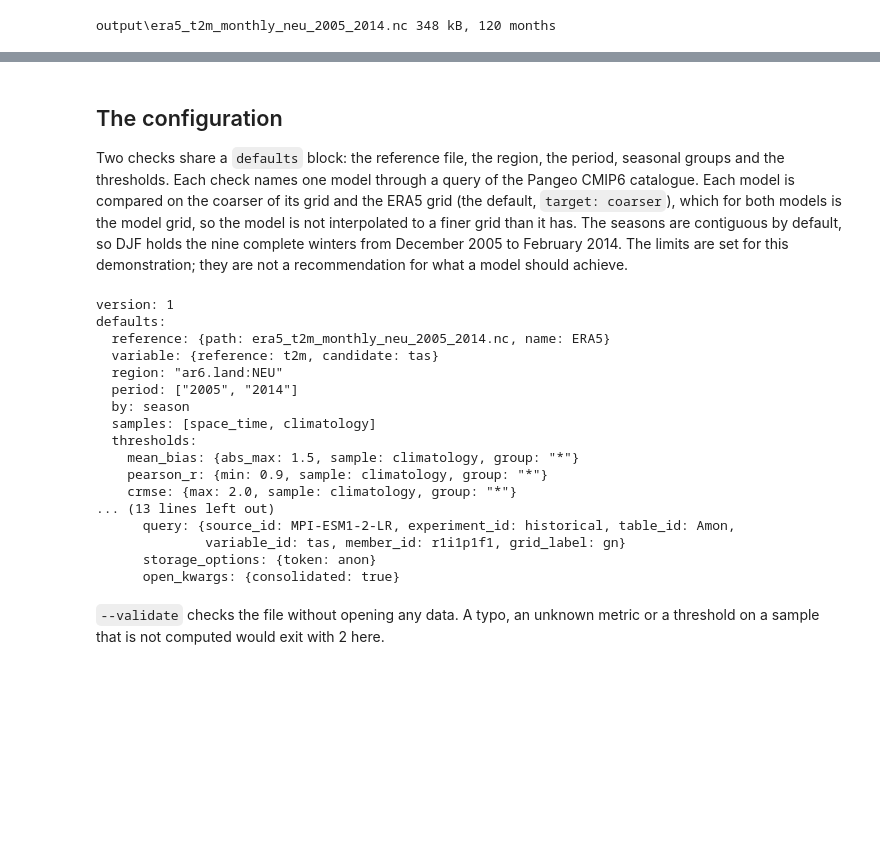
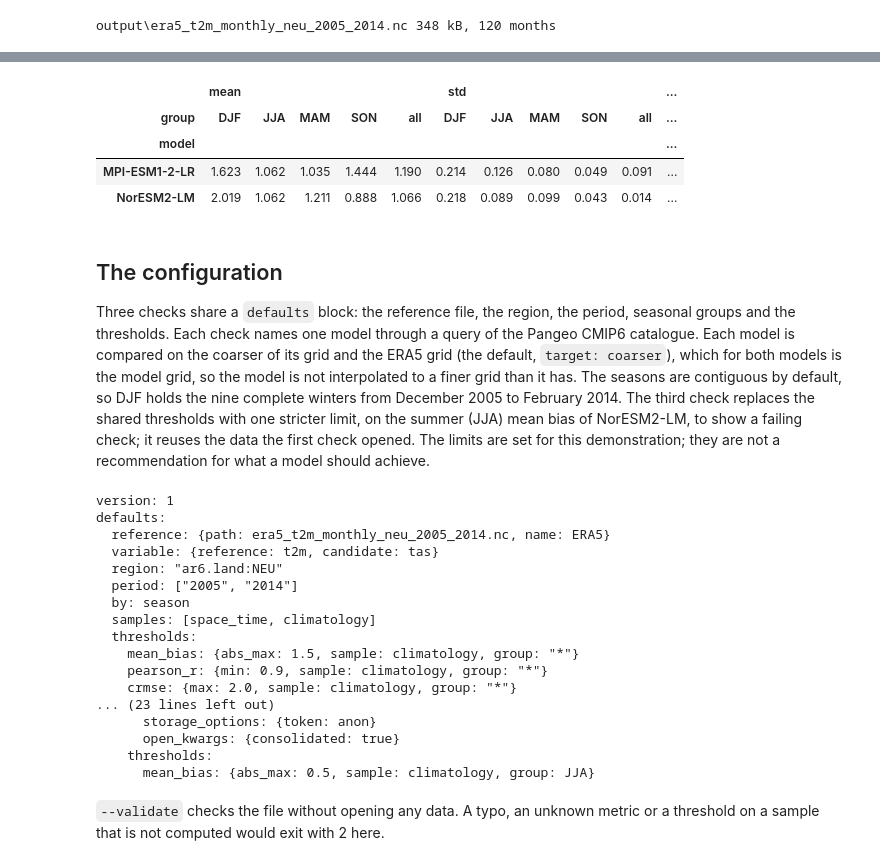
Before and after one commit to northflowlabs/climval, a Jupyter notebook: examples/ci_gate_real_data.ipynb, the cells around one changed output, grey strips where cells are left out. Saved outputs shown, nothing was run; the diff lists cells and outputs as text; code cells hidden in the pictures; blank space fills up the shorter version.

```diff
--- a/examples/ci_gate_real_data.ipynb
+++ b/examples/ci_gate_real_data.ipynb
@@ -55,8 +58,7 @@ print(region.name, "| bounding box lat", box.lat, "lon", box.lon)
 N.Europe | bounding box lat (48.0, 72.6) lon (-10.0, 40.0)
 # %%
 ERA5_STORE = (
-    "gcp-public-data-arco-era5/ar/"
-    "1959-2022-6h-240x121_equiangular_with_poles_conservative.zarr"
+    "gcp-public-data-arco-era5/ar/1959-2022-6h-240x121_equiangular_with_poles_conservative.zarr"
 )
 era5 = xr.open_zarr("gs://" + ERA5_STORE, storage_options={"token": "anon"}, chunks={})
 t2m = era5["2m_temperature"]
@@ -64,10 +66,13 @@ step = t2m.encoding["chunks"][0]
 times = pd.DatetimeIndex(era5.time.values)
 i0 = int(np.searchsorted(times, np.datetime64("2005-01-01")))
 i1 = int(np.searchsorted(times, np.datetime64("2015-01-01")))
-EVERY = 12
+EVERY = 3
 blocks = [k for k in range(-(-i0 // step), i1 // step) if k % EVERY == 0]
 index = np.concatenate([np.arange(k * step, (k + 1) * step) for k in blocks])
-sizes = {f["name"].rsplit("/", 1)[-1]: f["size"] for f in fs.ls(ERA5_STORE + "/2m_temperature", detail=True)}
+sizes = {
+    f["name"].rsplit("/", 1)[-1]: f["size"]
+    for f in fs.ls(ERA5_STORE + "/2m_temperature", detail=True)
+}
 era5_bytes = sum(sizes[f"{k}.0.0"] for k in blocks)
 print(f"{len(blocks)} chunks, {era5_bytes / 1e6:.0f} MB to read")
 # %% [output]
@@ -96,15 +164,59 @@ output\era5_t2m_monthly_neu_2005_2014.nc 348 kB, 120 months
+# %%
+SETTINGS = dict(
+    region="ar6.land:NEU",
+    period=("2005", "2014"),
+    by="season",
+    metrics=["crmse", "mean_bias", "pearson_r"],
+    samples=("climatology",),
+)
+noise_rows = []
+with warnings.catch_warnings(), dask.config.set(scheduler="threads", num_workers=4):
+    warnings.simplefilter("ignore", UserWarning)
+    for part in range(4):
+        keep = np.concatenate(
+            [np.arange(j * step, (j + 1) * step) for j in range(part, len(blocks), 4)]
+        )
+        part_ref = sub.isel(time=keep).resample(time="MS").mean().rename("t2m")
+        part_ref.attrs = {"units": "K"}
+        for source, tas in models.items():
+            res = climval.compare(part_ref, tas, **SETTINGS)
+            table_ = res.to_dataframe()
+            for row in table_.itertuples():
+                noise_rows.append(
+                    {
+                        "model": source,
+                        "subset": part + 1,
+                        "group": row.group,
+                        "metric": row.metric,
+                        "value": row.value,
+                    }
+                )
+noise = pd.DataFrame(noise_rows)
+noise = noise[noise.metric != "n_points"]
+spread = noise.groupby(["model", "metric", "group"])["value"].agg(["mean", "std"])
+spread["standard error of the gate's reference"] = spread["std"] / np.sqrt(4)
+crmse_noise = spread.xs("crmse", level="metric").unstack("group")
+crmse_noise.round(3)
+# %% [output]
+|  | mean |  |  |  |  | std |  |  |  |  | ... |
+| group | DJF | JJA | MAM | SON | all | DJF | JJA | MAM | SON | all | ... |
+| model |  |  |  |  |  |  |  |  |  |  | ... |
+| MPI-ESM1-2-LR | 1.623 | 1.062 | 1.035 | 1.444 | 1.190 | 0.214 | 0.126 | 0.080 | 0.049 | 0.091 | ... |
+| NorESM2-LM | 2.019 | 1.062 | 1.211 | 0.888 | 1.066 | 0.218 | 0.089 | 0.099 | 0.043 | 0.014 | ... |
 # %% [markdown]
 ## The configuration
 
-Two checks share a `defaults` block: the reference file, the region, the
+Three checks share a `defaults` block: the reference file, the region, the
 period, seasonal groups and the thresholds. Each check names one model
 through a query of the Pangeo CMIP6 catalogue. Each model is compared on the
 coarser of its grid and the ERA5 grid (the default, `target: coarser`), which
 for both models is the model grid, so the model is not interpolated to a
 finer grid than it has. The seasons are contiguous by default, so DJF holds
-the nine complete winters from December 2005 to February 2014. The limits
-are set for this demonstration; they are not a recommendation for what a
-model should achieve.
+the nine complete winters from December 2005 to February 2014. The third
+check replaces the shared thresholds with one stricter limit, on the summer
+(JJA) mean bias of NorESM2-LM, to show a failing check; it reuses the data
+the first check opened. The limits are set for this demonstration; they are
+not a recommendation for what a model should achieve.
 # %%
 config_text = """\
 version: 1
@@ -136,6 +248,16 @@ checks:
               variable_id: tas, member_id: r1i1p1f1, grid_label: gn}
       storage_options: {token: anon}
       open_kwargs: {consolidated: true}
+  - name: noresm2-lm-summer
+    description: NorESM2-LM summer mean bias within 0.5 K, AR6 Northern Europe land
+    candidate:
+      catalog: https://storage.googleapis.com/cmip6/pangeo-cmip6.json
+      query: {source_id: NorESM2-LM, experiment_id: historical, table_id: Amon,
+              variable_id: tas, member_id: r1i1p1f1, grid_label: gn}
+      storage_options: {token: anon}
+      open_kwargs: {consolidated: true}
+    thresholds:
+      mean_bias: {abs_max: 0.5, sample: climatology, group: JJA}
 """
 config = OUT / "climval.yml"
 config.write_text(config_text, encoding="utf-8")
@@ -153,11 +275,11 @@ defaults:
     mean_bias: {abs_max: 1.5, sample: climatology, group: "*"}
     pearson_r: {min: 0.9, sample: climatology, group: "*"}
     crmse: {max: 2.0, sample: climatology, group: "*"}
-... (13 lines left out)
-      query: {source_id: MPI-ESM1-2-LR, experiment_id: historical, table_id: Amon,
-              variable_id: tas, member_id: r1i1p1f1, grid_label: gn}
+... (23 lines left out)
       storage_options: {token: anon}
       open_kwargs: {consolidated: true}
+    thresholds:
+      mean_bias: {abs_max: 0.5, sample: climatology, group: JJA}
 # %% [markdown]
 `--validate` checks the file without opening any data. A typo, an unknown
 metric or a threshold on a sample that is not computed would exit with 2
```
Also changed, not shown: parts of 20 cells of this notebook, 1 other file.
